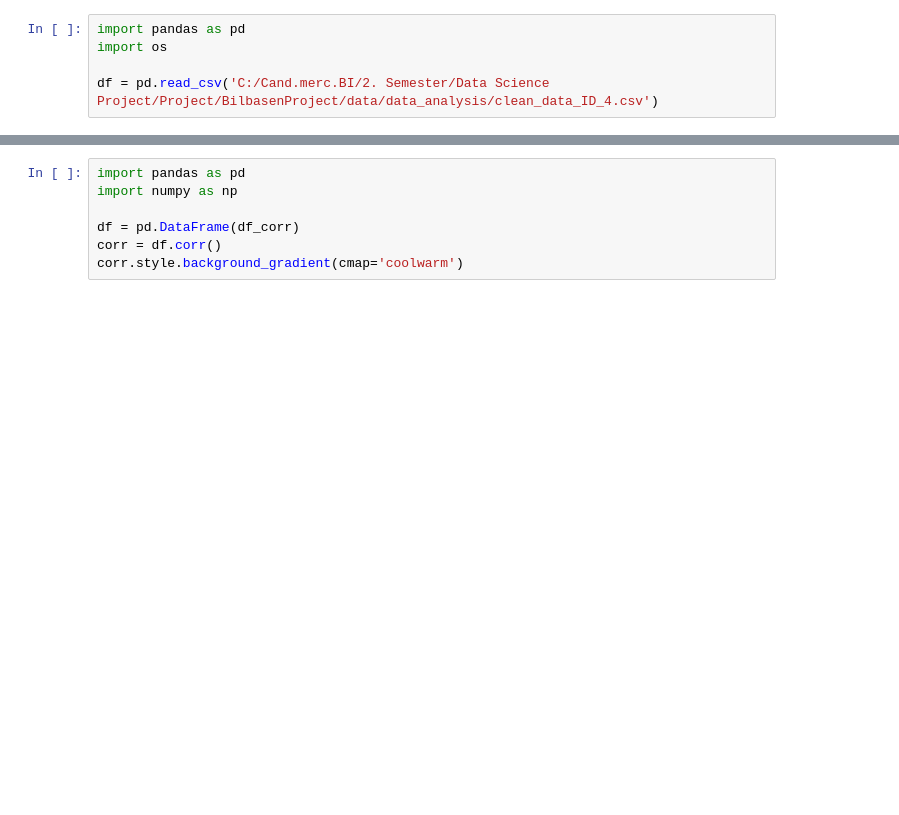
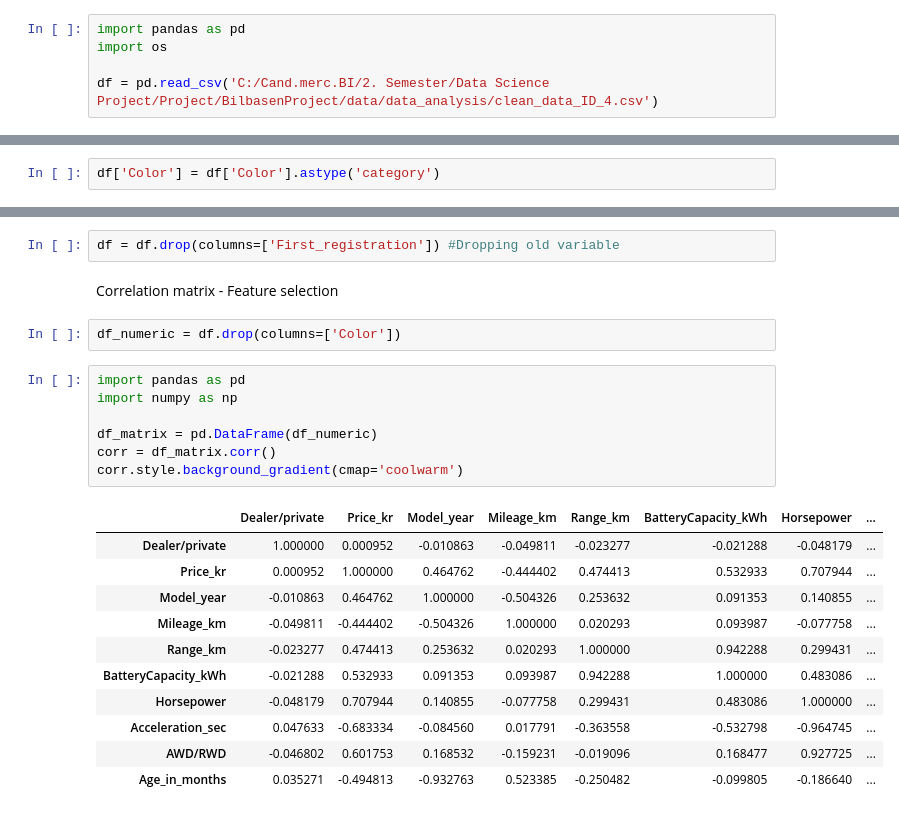
Before and after one commit to simo84g/BilbasenProject, a Jupyter notebook: scripts/eda/feature_engineering_ID_4.ipynb, the cells around one changed output, grey strips where cells are left out. Drawn from its saved outputs; the diff is of its cells as text; blank space fills up the shorter version.

```diff
--- a/scripts/eda/feature_engineering_ID_4.ipynb
+++ b/scripts/eda/feature_engineering_ID_4.ipynb
@@ -36,0 +67,2 @@ NameError: name 'df_v' is not defined
+# %%
+df['Color'] = df['Color'].astype('category')
@@ -37,7 +141,25 @@ NameError: name 'df_v' is not defined
+# %%
+df = df.drop(columns=['First_registration']) #Dropping old variable
+# %% [markdown]
+Correlation matrix - Feature selection
+# %%
+df_numeric = df.drop(columns=['Color'])
 # %%
 import pandas as pd
 import numpy as np
 
-df = pd.DataFrame(df_corr)
-corr = df.corr()
+df_matrix = pd.DataFrame(df_numeric)
+corr = df_matrix.corr()
 corr.style.background_gradient(cmap='coolwarm')
+# %% [output]
+|  | Dealer/private | Price_kr | Model_year | Mileage_km | Range_km | BatteryCapacity_kWh | Horsepower | ... |
+| Dealer/private | 1.000000 | 0.000952 | -0.010863 | -0.049811 | -0.023277 | -0.021288 | -0.048179 | ... |
+| Price_kr | 0.000952 | 1.000000 | 0.464762 | -0.444402 | 0.474413 | 0.532933 | 0.707944 | ... |
+| Model_year | -0.010863 | 0.464762 | 1.000000 | -0.504326 | 0.253632 | 0.091353 | 0.140855 | ... |
+| Mileage_km | -0.049811 | -0.444402 | -0.504326 | 1.000000 | 0.020293 | 0.093987 | -0.077758 | ... |
+| Range_km | -0.023277 | 0.474413 | 0.253632 | 0.020293 | 1.000000 | 0.942288 | 0.299431 | ... |
+| BatteryCapacity_kWh | -0.021288 | 0.532933 | 0.091353 | 0.093987 | 0.942288 | 1.000000 | 0.483086 | ... |
+| Horsepower | -0.048179 | 0.707944 | 0.140855 | -0.077758 | 0.299431 | 0.483086 | 1.000000 | ... |
+| Acceleration_sec | 0.047633 | -0.683334 | -0.084560 | 0.017791 | -0.363558 | -0.532798 | -0.964745 | ... |
+| AWD/RWD | -0.046802 | 0.601753 | 0.168532 | -0.159231 | -0.019096 | 0.168477 | 0.927725 | ... |
+| Age_in_months | 0.035271 | -0.494813 | -0.932763 | 0.523385 | -0.250482 | -0.099805 | -0.186640 | ... |
```
Also changed, not shown: parts of 34 cells of this notebook, 3 other files.
